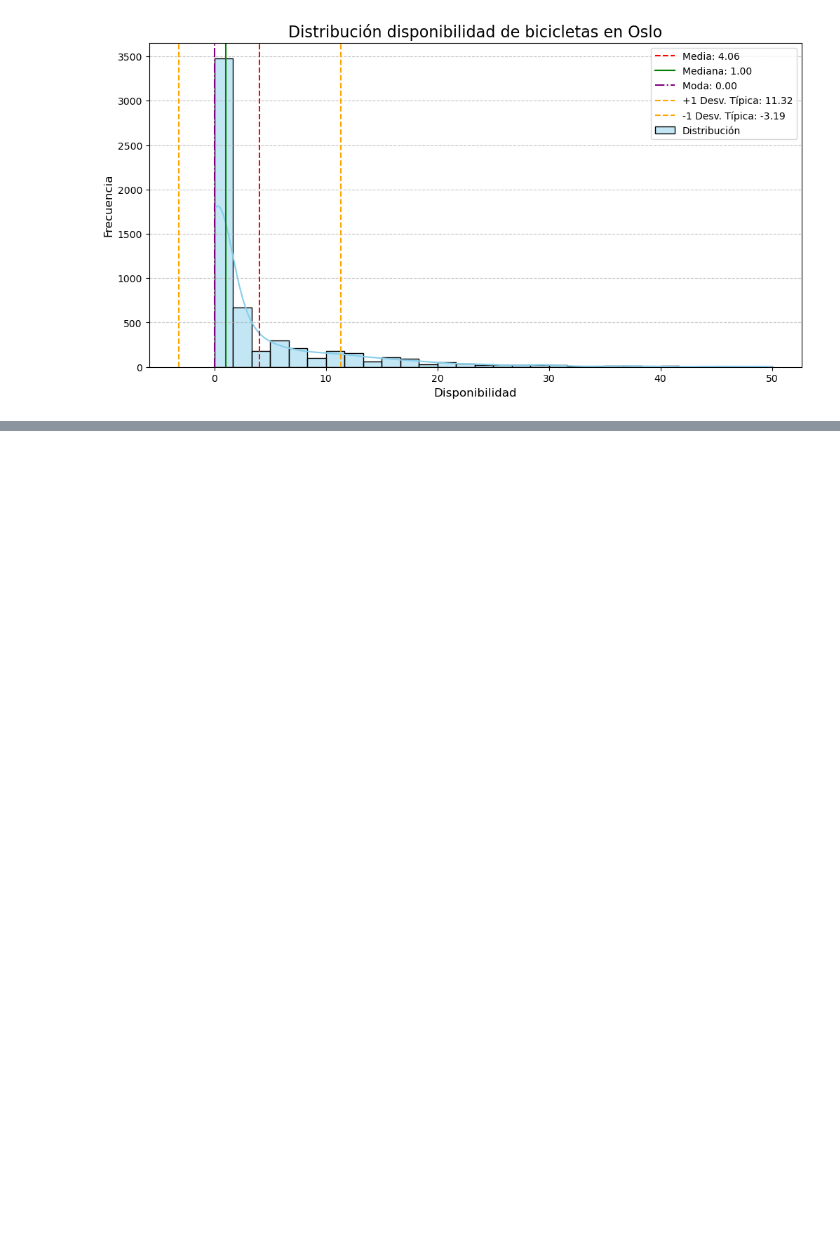
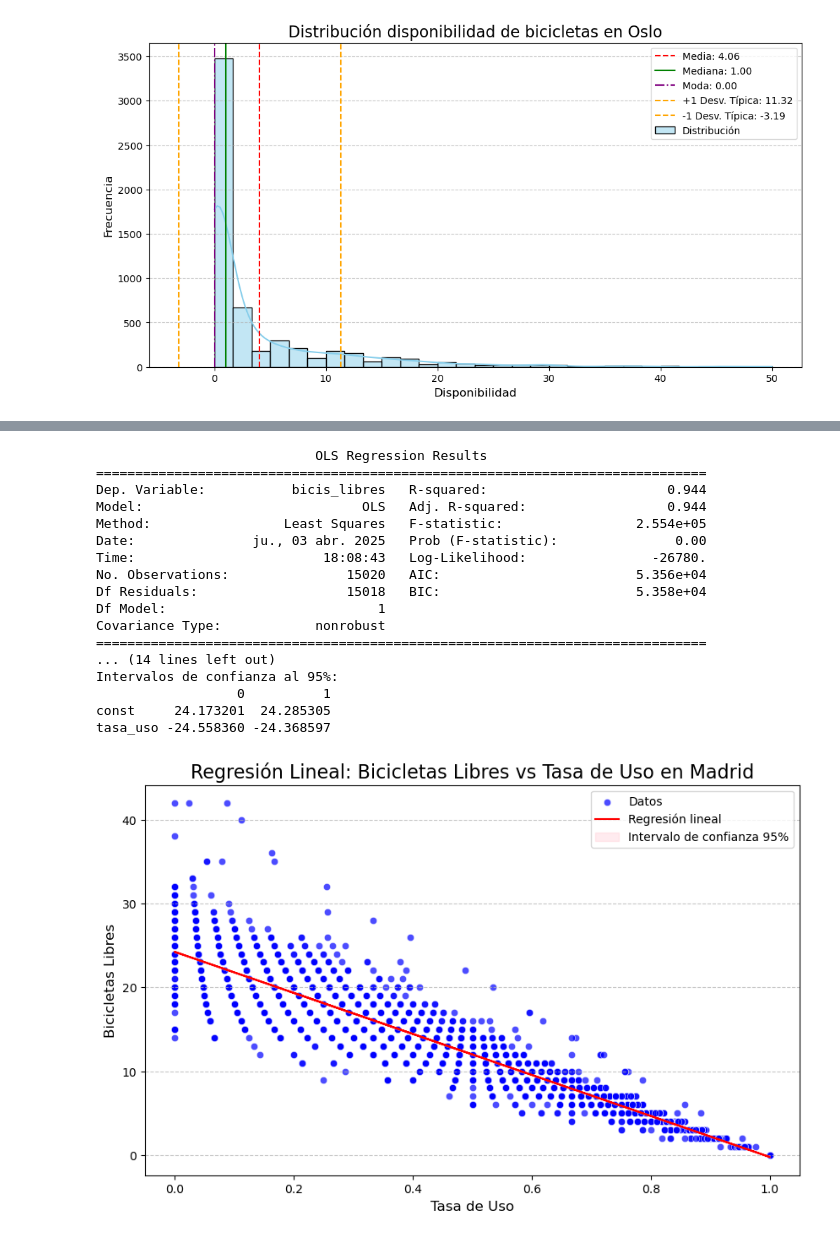
Before and after one commit to PabloArrHdez/1-Proyecto-Evolve-, a Jupyter notebook: notebook_api(bicis).ipynb, the cells around one changed output, grey strips where cells are left out. Cells and saved outputs as stored; diff of their text form; code cells hidden in the pictures; blank space fills up the shorter version.

Commit message:
modified:   notebook_api(bicis).ipynb 	modified:   src/exploracion.py

```diff
--- a/notebook_api(bicis).ipynb
+++ b/notebook_api(bicis).ipynb
@@ -246,0 +272,61 @@ plt.show()
+# %%
+
+# Definir las variables independientes (X) y dependientes (Y)
+X = df_madrid['tasa_uso']
+Y = df_madrid['bicis_libres']
+
+# Agregar una constante a X para el término de intersección (bias)
+X = sm.add_constant(X)
+
+# Crear el modelo de regresión lineal
+modelo = sm.OLS(Y, X).fit()
+
+# Resumen del modelo
+print(modelo.summary())
+
+# Obtener los intervalos de confianza al 95%
+intervalos_confianza = modelo.conf_int(alpha=0.05)
+print("\nIntervalos de confianza al 95%:")
+print(intervalos_confianza)
+
+# Visualizar la regresión lineal con el intervalo de confianza
+plt.figure(figsize=(10, 6))
+sns.scatterplot(x='tasa_uso', y='bicis_libres', data=df_madrid, color='blue', alpha=0.7, label='Datos')
+plt.plot(df_madrid['tasa_uso'], modelo.predict(X), color='red', label='Regresión lineal')
+
+# Calcular el intervalo de confianza para la predicción
+predicciones = modelo.get_prediction(X)
+pred_summary = predicciones.summary_frame(alpha=0.05)  # Intervalo de confianza al 95%
+
+# Dibujar el intervalo de confianza
+plt.fill_between(df_madrid['tasa_uso'],
+                 pred_summary['mean_ci_lower'],
+                 pred_summary['mean_ci_upper'],
+                 color='pink', alpha=0.3, label='Intervalo de confianza 95%')
+
+# Personalizar el gráfico
+plt.title('Regresión Lineal: Bicicletas Libres vs Tasa de Uso en Madrid', fontsize=16)
+plt.xlabel('Tasa de Uso', fontsize=12)
+plt.ylabel('Bicicletas Libres', fontsize=12)
+plt.legend()
+plt.grid(axis='y', linestyle='--', alpha=0.7)
+plt.show()
+# %% [output]
+                            OLS Regression Results
+==============================================================================
+Dep. Variable:           bicis_libres   R-squared:                       0.944
+Model:                            OLS   Adj. R-squared:                  0.944
+Method:                 Least Squares   F-statistic:                 2.554e+05
+Date:               ju., 03 abr. 2025   Prob (F-statistic):               0.00
+Time:                        18:08:43   Log-Likelihood:                -26780.
+No. Observations:               15020   AIC:                         5.356e+04
+Df Residuals:                   15018   BIC:                         5.358e+04
+Df Model:                           1
+Covariance Type:            nonrobust
+==============================================================================
+... (14 lines left out)
+Intervalos de confianza al 95%:
+                  0          1
+const     24.173201  24.285305
+tasa_uso -24.558360 -24.368597
+[figure, added]
```
Also changed, not shown: parts of 1 cell of this notebook, 1 other file.
